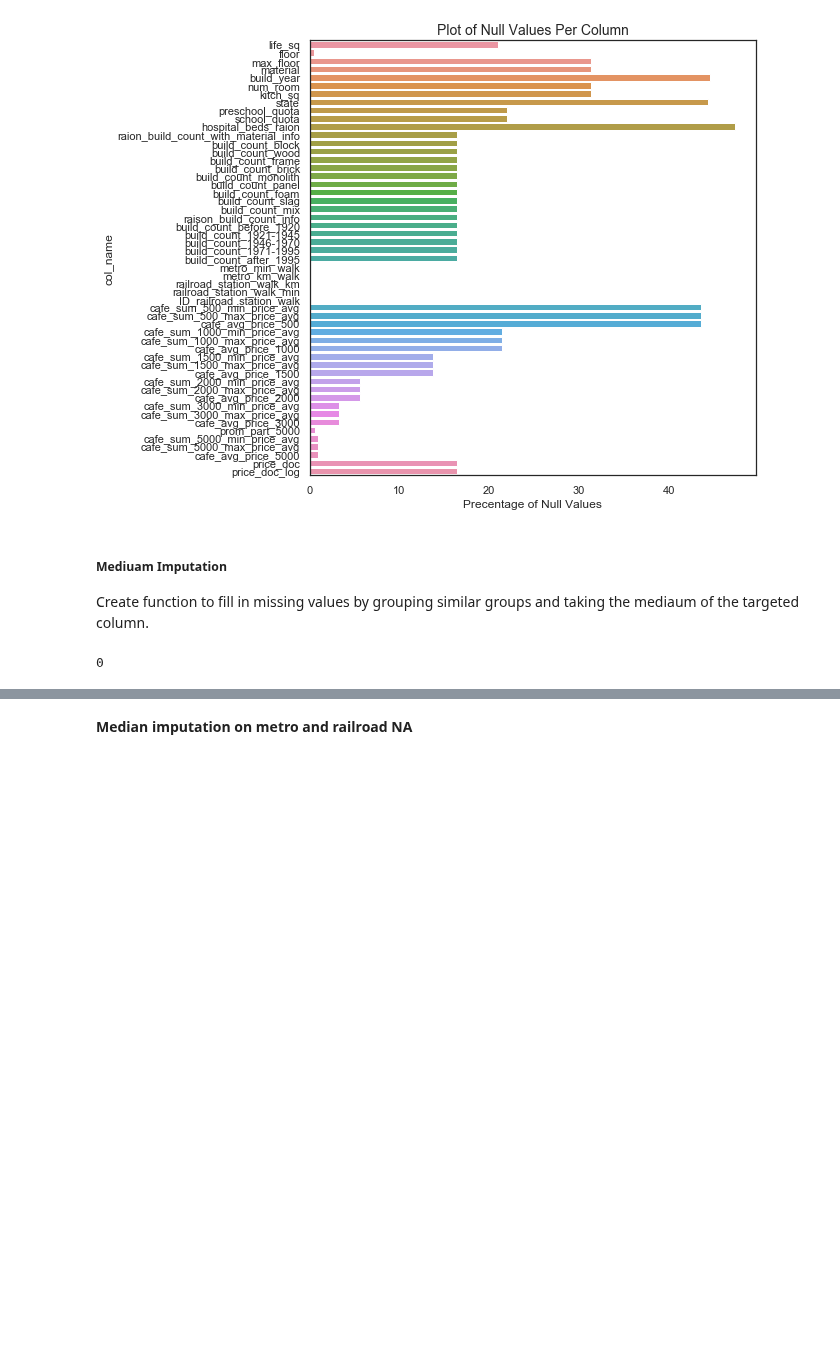
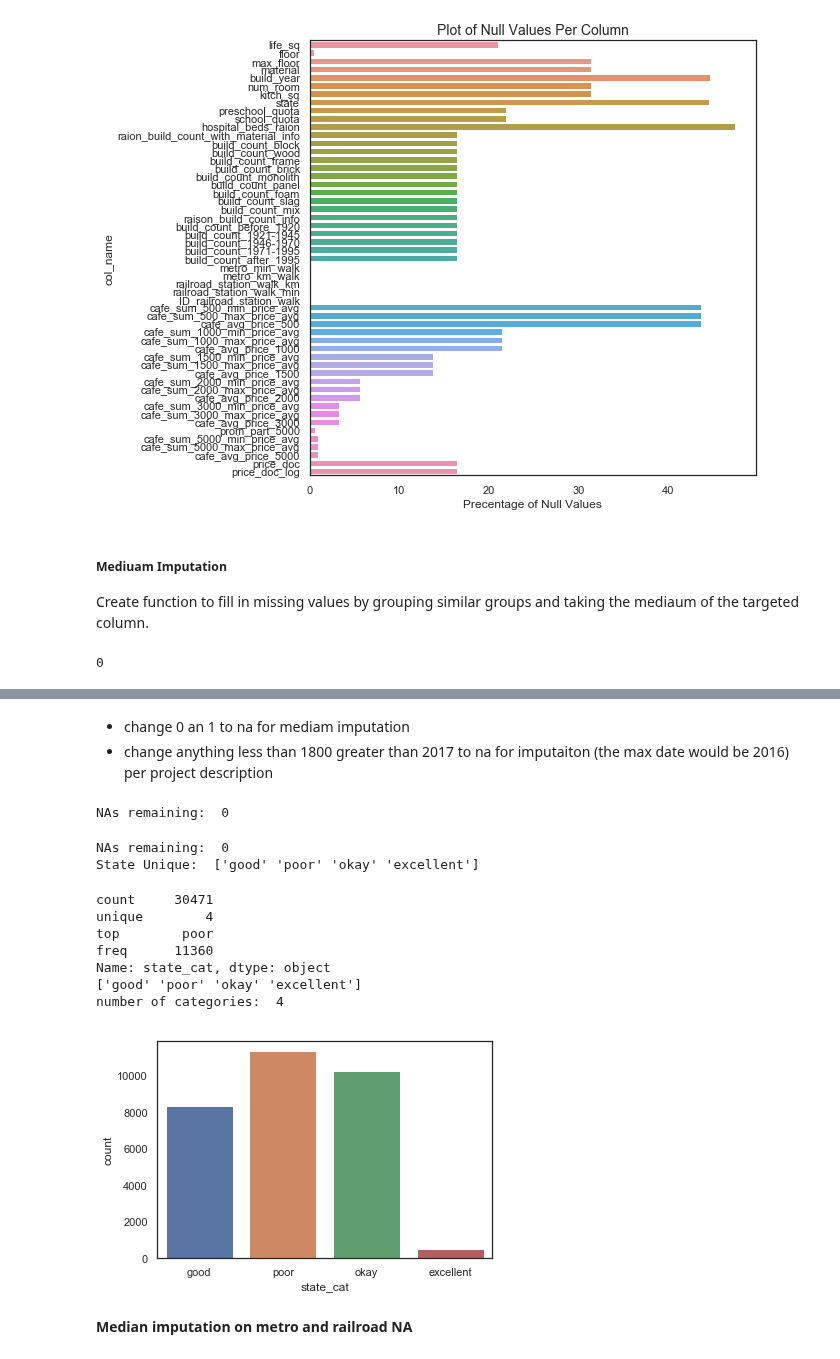
Before and after one commit to naivelogic/Machine_Learning_Notebooks, a Jupyter notebook: kaggle/sberbank/01 SBERBank - EDA.ipynb, the cells around one changed output, grey strips where cells are left out. Cells and saved outputs as stored; diff of their text form; code cells hidden in the pictures; blank space fills up the shorter version.

```diff
--- a/kaggle/sberbank/01 SBERBank - EDA.ipynb
+++ b/kaggle/sberbank/01 SBERBank - EDA.ipynb
@@ -695 +785,52 @@ df.life_sq.isnull().sum()
+# %% [markdown]
+- change 0 an 1 to na for mediam imputation
+- change anything less than 1800 greater than 2017 to na for imputaiton (the max date would be 2016) per project description
+# %%
+df.loc[(df.build_year<1800) & (df.build_year>1800) ] = np.nan
+# group by sub area and the nears10s full sq
+df.build_year = by_area_sq.build_year.transform(median_impute)
+df.build_year = by_area.build_year.transform(median_impute)
+df.build_year = by_sq.build_year.transform(median_impute)
+df.build_year = df.build_year.astype(int)
+#df.num_room = int(round(df.num_room,0))
+print("NAs remaining: ",df.build_year.isnull().sum())
+# %% [output]
+NAs remaining:  0
+# %%
+# group by sub area and the nears10s full sq
+by_area_sq_yr = df.groupby(['sub_area', 'full_sq10', 'build_year'])
+by_area_sq = df.groupby(['sub_area', 'full_sq10'])
+by_area = df.groupby(['sub_area'])
+by_sq = df.groupby(['full_sq10'])
+
+# group by sub area and the nears10s full sq
+df.state = by_area_sq_yr.state.transform(median_impute)
+df.state = by_area_sq.state.transform(median_impute)
+df.state = by_area.state.transform(median_impute)
+df.state = by_sq.state.transform(median_impute)
+df.state = df.state.astype(int)
+
+#create categorical naming convention for potential dummy vars
+state_cat = {1:"poor",
+               2:"okay",
+               3:"good",
+               4:"excellent"}
+df['state_cat']= df.state.map(state_cat)
+#df.num_room = int(round(df.num_room,0))
+print("NAs remaining: ",df.state.isnull().sum())
+print("State Unique: ", df.state_cat.unique())
+# %% [output]
+NAs remaining:  0
+State Unique:  ['good' 'poor' 'okay' 'excellent']
+# %%
+category_view(df.state_cat)
+# %% [output]
+count     30471
+unique        4
+top        poor
+freq      11360
+Name: state_cat, dtype: object
+['good' 'poor' 'okay' 'excellent']
+number of categories:  4
+[figure, added]
 # %% [markdown]
```
Also changed, not shown: parts of 35 cells of this notebook.
